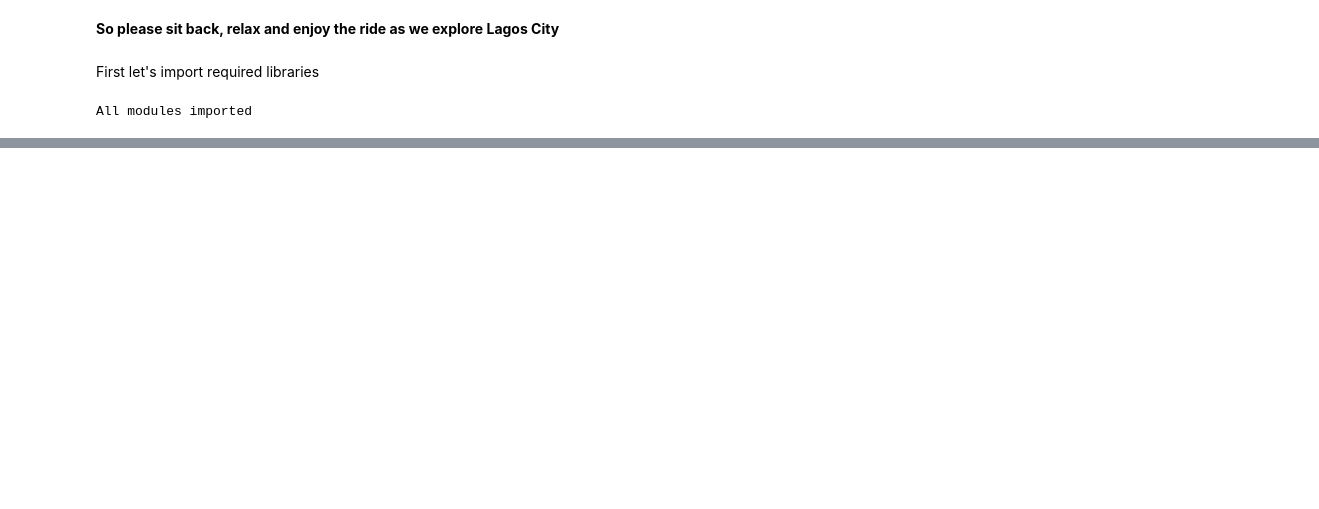
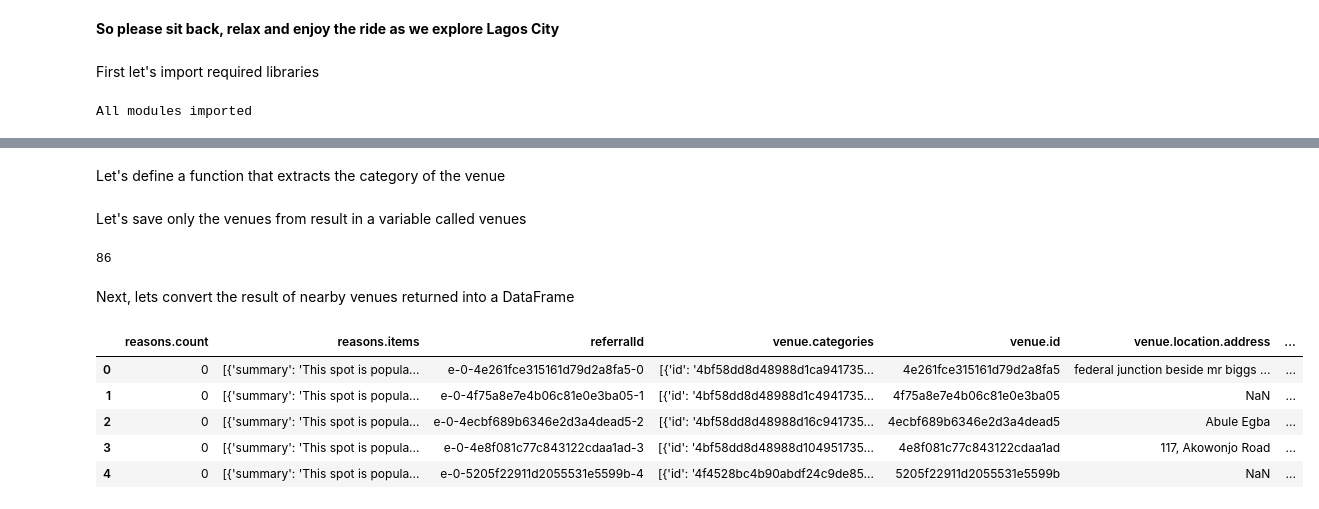
Before and after one commit to Lawrence-Krukrubo/IBM_Data_Specialization_Capstone_Project, a Jupyter notebook: applied_data_science_capstone_project.ipynb, the cells around one changed output, grey strips where cells are left out. Saved outputs shown, nothing was run; the diff lists cells and outputs as text; code cells hidden in the pictures; blank space fills up the shorter version.

```diff
--- a/applied_data_science_capstone_project.ipynb
+++ b/applied_data_science_capstone_project.ipynb
@@ -100,0 +349,8 @@ lagos_link = 'https://naijaquest.com/lagos-postal-code/'
+# %%
+CLIENT_ID = 'L2XUYCRD44VP2YBDMZ3XY0Z4XKO1JODM5SMG3IIYRZ5330FD' # your Foursquare ID
+CLIENT_SECRET = '5KI00FG4RT2VJQTIDPXFY1N4AOKTIXLIZEAO0AHPP3DPD0U1' # your Foursquare Secret
+VERSION = '20190902'
+LIMIT = 50
+print('Your credentials:')
+print('CLIENT_ID: ' + CLIENT_ID)
+print('CLIENT_SECRET:' + CLIENT_SECRET)
@@ -100,0 +365,12 @@ lagos_link = 'https://naijaquest.com/lagos-postal-code/'
+# %%
+radius = 10000 # 10,000 meters is 10KM
+LIMIT=200
+
+url = 'https://api.foursquare.com/v2/venues/explore?&client_id={}&client_secret={}&v={}&ll={},{}&radius={}&limit={}'.format(
+    CLIENT_ID,
+    CLIENT_SECRET,
+    VERSION,
+    alimosho_data.latitude[0],
+    alimosho_data.longitude[0],
+    radius,
+    LIMIT)
@@ -100,0 +379,4 @@ lagos_link = 'https://naijaquest.com/lagos-postal-code/'
+# %%
+result = requests.get(url).json()
+
+result.keys()
@@ -100,0 +405,2 @@ lagos_link = 'https://naijaquest.com/lagos-postal-code/'
+# %% [markdown]
+Let's define a function that extracts the category of the venue
@@ -100,0 +418,21 @@ lagos_link = 'https://naijaquest.com/lagos-postal-code/'
+# %% [markdown]
+Let's save only the venues from result in a variable called venues
+# %%
+venues = result['response']['groups'][0]['items']
+len(venues)
+
+# This tells us 90 venues are returned in a 10 Kilometer radius of Agege
+# %% [output]
+86
+# %% [markdown]
+Next, lets convert the result of nearby venues returned into a DataFrame
+# %%
+nearby_venues = json_normalize(venues)
+nearby_venues.head()
+# %% [output]
+|  | reasons.count | reasons.items | referralId | venue.categories | venue.id | venue.location.address | ... |
+| 0 | 0 | [{'summary': 'This spot is popula... | e-0-4e261fce315161d79d2a8fa5-0 | [{'id': '4bf58dd8d48988d1ca941735... | 4e261fce315161d79d2a8fa5 | federal junction beside mr biggs ... | ... |
+| 1 | 0 | [{'summary': 'This spot is popula... | e-0-4f75a8e7e4b06c81e0e3ba05-1 | [{'id': '4bf58dd8d48988d1c4941735... | 4f75a8e7e4b06c81e0e3ba05 | NaN | ... |
+| 2 | 0 | [{'summary': 'This spot is popula... | e-0-4ecbf689b6346e2d3a4dead5-2 | [{'id': '4bf58dd8d48988d16c941735... | 4ecbf689b6346e2d3a4dead5 | Abule Egba | ... |
+| 3 | 0 | [{'summary': 'This spot is popula... | e-0-4e8f081c77c843122cdaa1ad-3 | [{'id': '4bf58dd8d48988d104951735... | 4e8f081c77c843122cdaa1ad | 117, Akowonjo Road | ... |
+| 4 | 0 | [{'summary': 'This spot is popula... | e-0-5205f22911d2055531e5599b-4 | [{'id': '4f4528bc4b90abdf24c9de85... | 5205f22911d2055531e5599b | NaN | ... |
```
Also changed, not shown: parts of 40 cells of this notebook.
